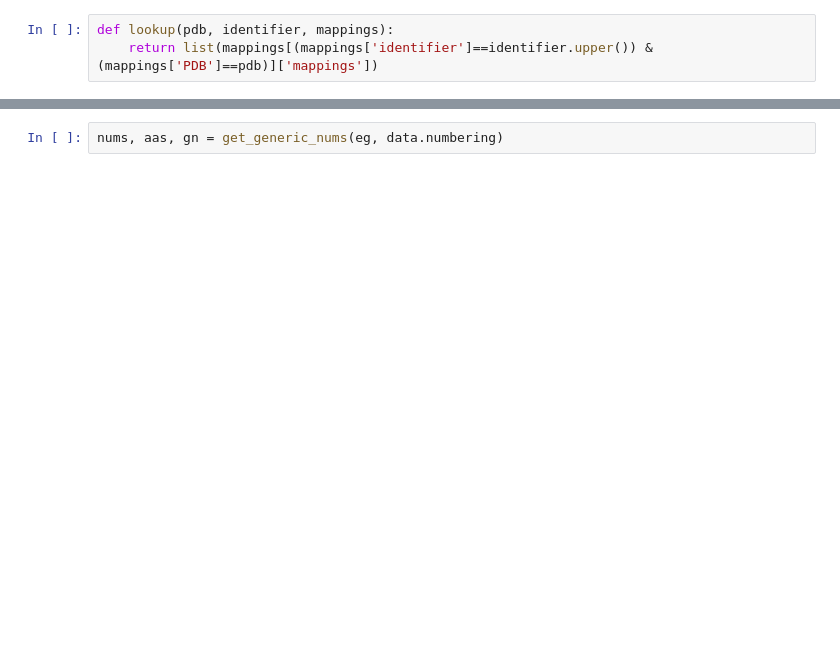
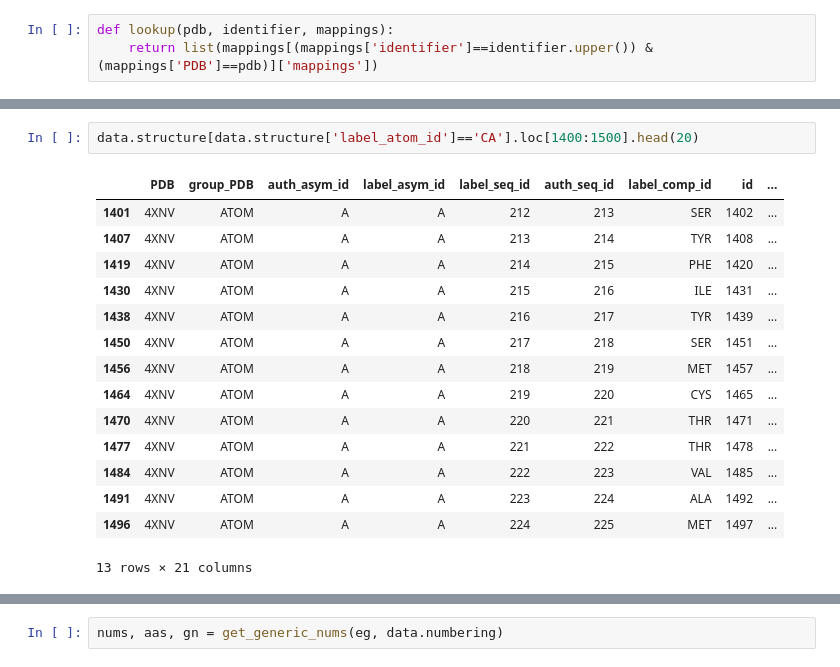
Before and after one commit to flurinh/mt, a Jupyter notebook: mmcif.ipynb, the cells around one changed output, grey strips where cells are left out. Drawn from its saved outputs; the diff is of its cells as text; blank space fills up the shorter version.

```diff
--- a/mmcif.ipynb
+++ b/mmcif.ipynb
@@ -679,0 +708,18 @@ data.table
+# %%
+data.structure[data.structure['label_atom_id']=='CA'].loc[1400:1500].head(20)
+# %% [output]
+|  | PDB | group_PDB | auth_asym_id | label_asym_id | label_seq_id | auth_seq_id | label_comp_id | id | ... |
+| 1401 | 4XNV | ATOM | A | A | 212 | 213 | SER | 1402 | ... |
+| 1407 | 4XNV | ATOM | A | A | 213 | 214 | TYR | 1408 | ... |
+| 1419 | 4XNV | ATOM | A | A | 214 | 215 | PHE | 1420 | ... |
+| 1430 | 4XNV | ATOM | A | A | 215 | 216 | ILE | 1431 | ... |
+| 1438 | 4XNV | ATOM | A | A | 216 | 217 | TYR | 1439 | ... |
+| 1450 | 4XNV | ATOM | A | A | 217 | 218 | SER | 1451 | ... |
+| 1456 | 4XNV | ATOM | A | A | 218 | 219 | MET | 1457 | ... |
+| 1464 | 4XNV | ATOM | A | A | 219 | 220 | CYS | 1465 | ... |
+| 1470 | 4XNV | ATOM | A | A | 220 | 221 | THR | 1471 | ... |
+| 1477 | 4XNV | ATOM | A | A | 221 | 222 | THR | 1478 | ... |
+| 1484 | 4XNV | ATOM | A | A | 222 | 223 | VAL | 1485 | ... |
+| 1491 | 4XNV | ATOM | A | A | 223 | 224 | ALA | 1492 | ... |
+| 1496 | 4XNV | ATOM | A | A | 224 | 225 | MET | 1497 | ... |
+13 rows × 21 columns
```
Also changed, not shown: parts of 89 cells of this notebook.
